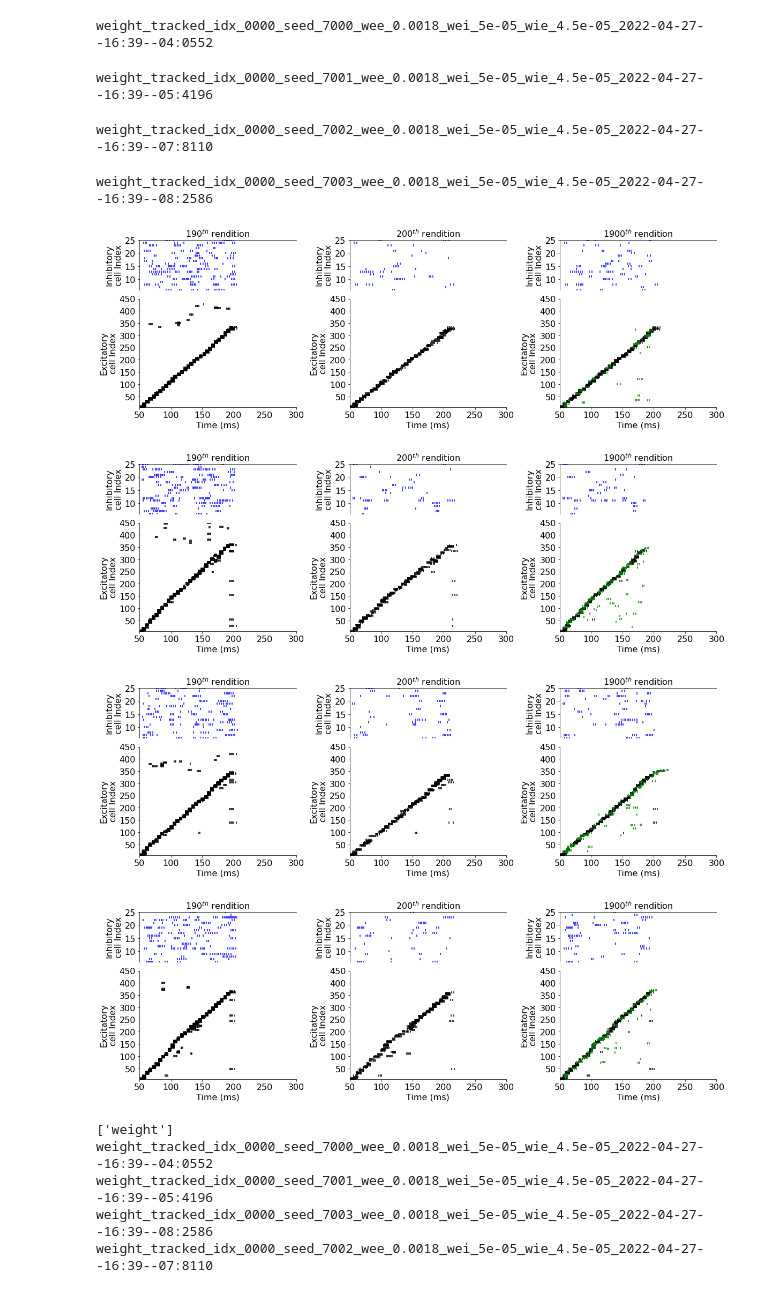
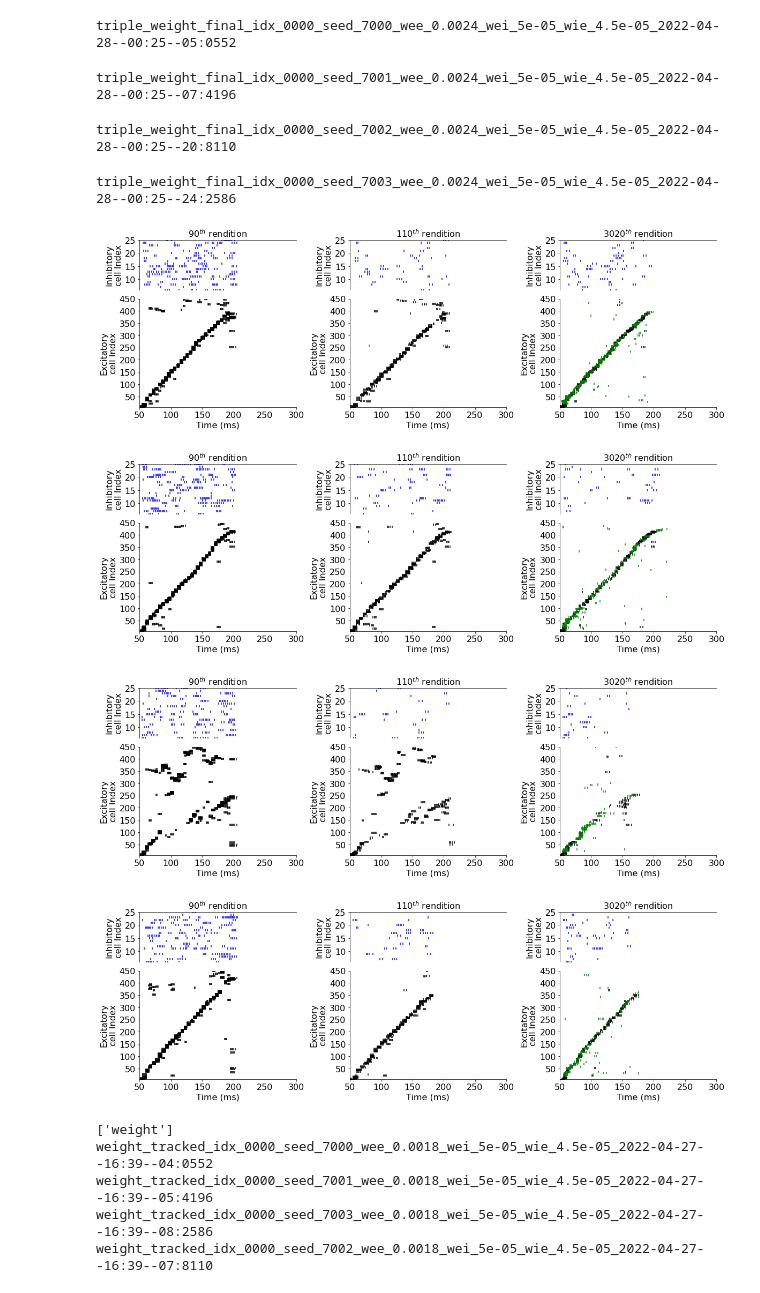
Before and after one commit to davidgbe/synfire_chain_growth, a Jupyter notebook: resilience_project_22_04_13/neurogenesis_+_heterosynaptic_comp_22_04_13/firing_rate_bound_neurogenesis_22_04_20/nb.ipynb, the cells around one changed output. Saved outputs shown, nothing was run; the diff lists cells and outputs as text; code cells hidden in the pictures.

```diff
--- a/resilience_project_22_04_13/neurogenesis_+_heterosynaptic_comp_22_04_13/firing_rate_bound_neurogenesis_22_04_20/nb.ipynb
+++ b/resilience_project_22_04_13/neurogenesis_+_heterosynaptic_comp_22_04_13/firing_rate_bound_neurogenesis_22_04_20/nb.ipynb
@@ -293,23 +293,23 @@ def make_figure_1_sparse(name, cell_range=(0, 900), per_shown=1., layer_size=10,
 #         save_fig(fig, './figures/paper/rasters', f'{exp_dir_name}.svg')
 # %%
 make_figure_1_sparse(
-    ['weight'],
+    ['triple_weight_final'],
     cell_range=(0, 450),
-    timepoints=[19, 20, 190],
-    sort_timepoint=199,
+    timepoints=[9, 11, 302],
+    sort_timepoint=305,
     per_shown=1.,
     color='#c41f3b',
     reverse=True
 )
 # %% [output]
-weight_tracked_idx_0000_seed_7000_wee_0.0018_wei_5e-05_wie_4.5e-05_2022-04-27--16:39--04:0552
+triple_weight_final_idx_0000_seed_7000_wee_0.0024_wei_5e-05_wie_4.5e-05_2022-04-28--00:25--05:0552
-weight_tracked_idx_0000_seed_7001_wee_0.0018_wei_5e-05_wie_4.5e-05_2022-04-27--16:39--05:4196
+triple_weight_final_idx_0000_seed_7001_wee_0.0024_wei_5e-05_wie_4.5e-05_2022-04-28--00:25--07:4196
-weight_tracked_idx_0000_seed_7002_wee_0.0018_wei_5e-05_wie_4.5e-05_2022-04-27--16:39--07:8110
+triple_weight_final_idx_0000_seed_7002_wee_0.0024_wei_5e-05_wie_4.5e-05_2022-04-28--00:25--20:8110
-weight_tracked_idx_0000_seed_7003_wee_0.0018_wei_5e-05_wie_4.5e-05_2022-04-27--16:39--08:2586
+triple_weight_final_idx_0000_seed_7003_wee_0.0024_wei_5e-05_wie_4.5e-05_2022-04-28--00:25--24:2586
-[figure, old version]
+[figure, new version]
-[figure, old version]
+[figure, new version]
-[figure, old version]
+[figure, new version]
-[figure, old version]
+[figure, new version]
 # %%
 
 def make_figure_2_plot(names, labels, condition_colors, n_exc=450, file_name_ext='', ylim1=None, ylim2=None,
```
Also changed, not shown: parts of 3 cells of this notebook, 5 other files.
